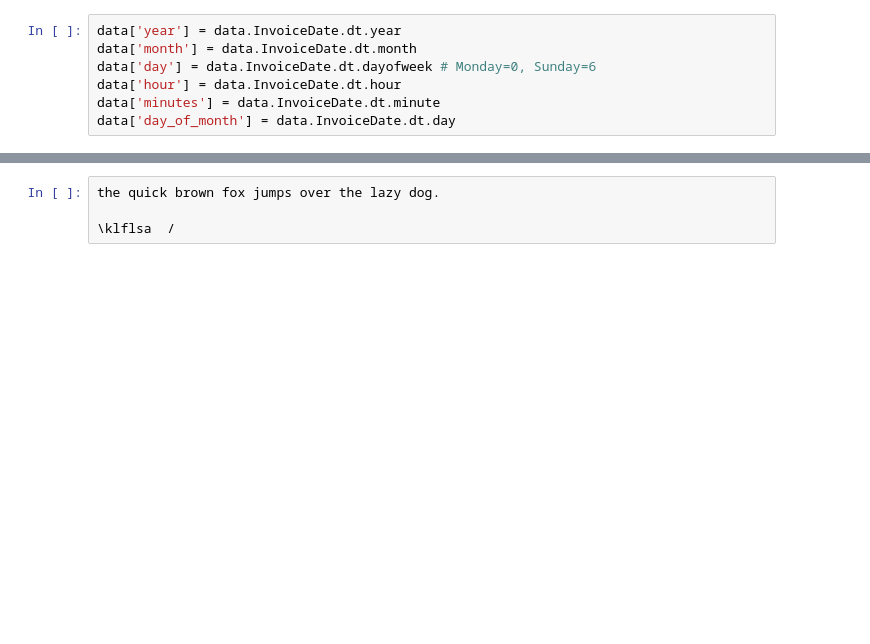
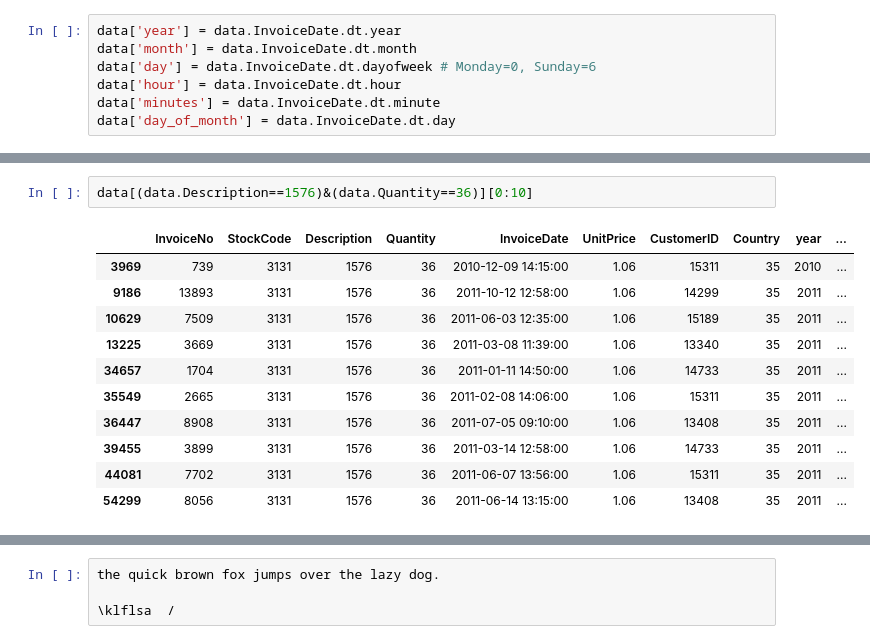
Before and after one commit to gunnerVivek/Foretelling-Retail-price-using-Multivariate-Regression, a Jupyter notebook: analysis.ipynb, the cells around one changed output, grey strips where cells are left out. Saved outputs shown, nothing was run; the diff lists cells and outputs as text; blank space fills up the shorter version.

```diff
--- a/analysis.ipynb
+++ b/analysis.ipynb
@@ -161,0 +181,14 @@ data[data.Quantity < 0]
+# %%
+data[(data.Description==1576)&(data.Quantity==36)][0:10]
+# %% [output]
+|  | InvoiceNo | StockCode | Description | Quantity | InvoiceDate | UnitPrice | CustomerID | Country | year | ... |
+| 3969 | 739 | 3131 | 1576 | 36 | 2010-12-09 14:15:00 | 1.06 | 15311 | 35 | 2010 | ... |
+| 9186 | 13893 | 3131 | 1576 | 36 | 2011-10-12 12:58:00 | 1.06 | 14299 | 35 | 2011 | ... |
+| 10629 | 7509 | 3131 | 1576 | 36 | 2011-06-03 12:35:00 | 1.06 | 15189 | 35 | 2011 | ... |
+| 13225 | 3669 | 3131 | 1576 | 36 | 2011-03-08 11:39:00 | 1.06 | 13340 | 35 | 2011 | ... |
+| 34657 | 1704 | 3131 | 1576 | 36 | 2011-01-11 14:50:00 | 1.06 | 14733 | 35 | 2011 | ... |
+| 35549 | 2665 | 3131 | 1576 | 36 | 2011-02-08 14:06:00 | 1.06 | 15311 | 35 | 2011 | ... |
+| 36447 | 8908 | 3131 | 1576 | 36 | 2011-07-05 09:10:00 | 1.06 | 13408 | 35 | 2011 | ... |
+| 39455 | 3899 | 3131 | 1576 | 36 | 2011-03-14 12:58:00 | 1.06 | 14733 | 35 | 2011 | ... |
+| 44081 | 7702 | 3131 | 1576 | 36 | 2011-06-07 13:56:00 | 1.06 | 15311 | 35 | 2011 | ... |
+| 54299 | 8056 | 3131 | 1576 | 36 | 2011-06-14 13:15:00 | 1.06 | 13408 | 35 | 2011 | ... |
```
Also changed, not shown: parts of 19 cells of this notebook.
